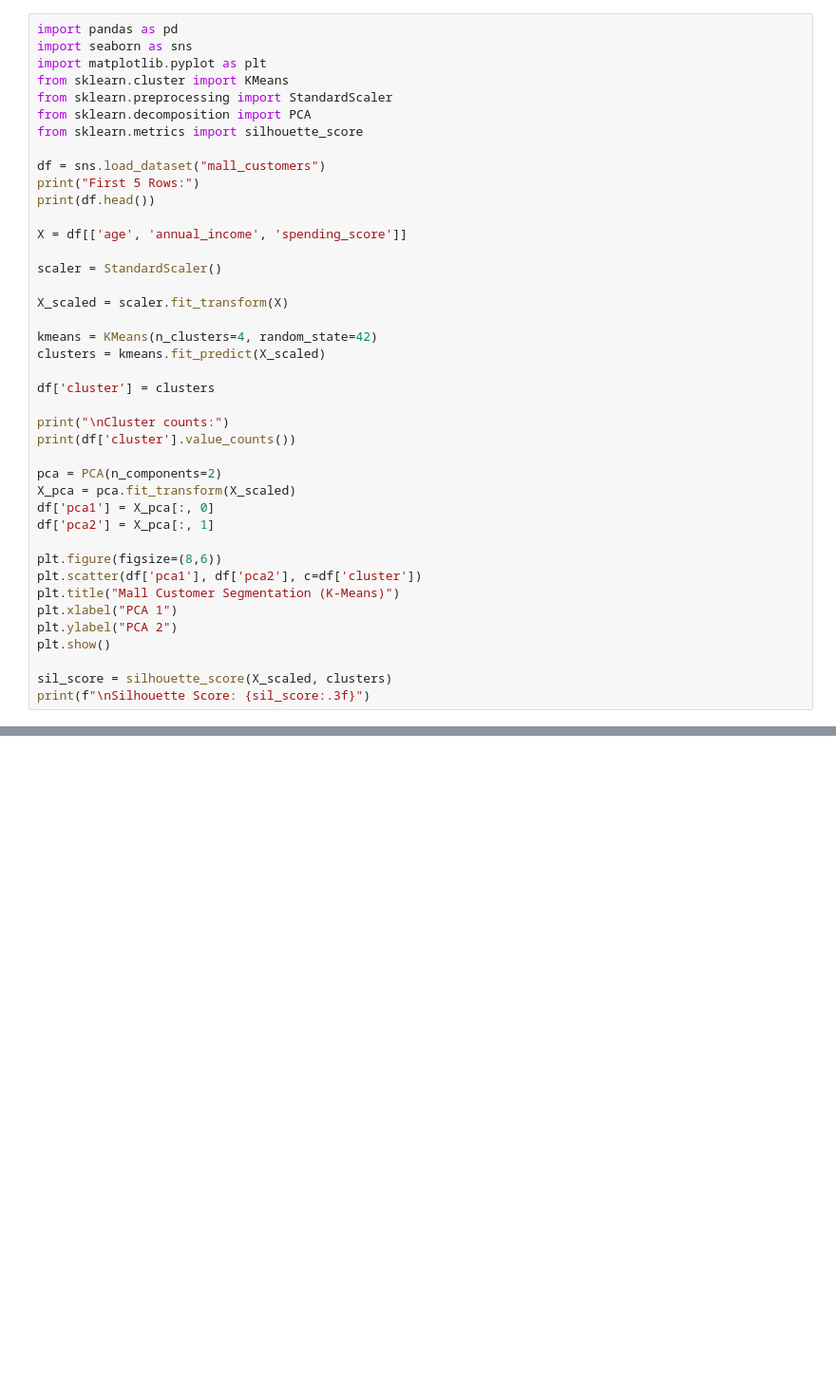
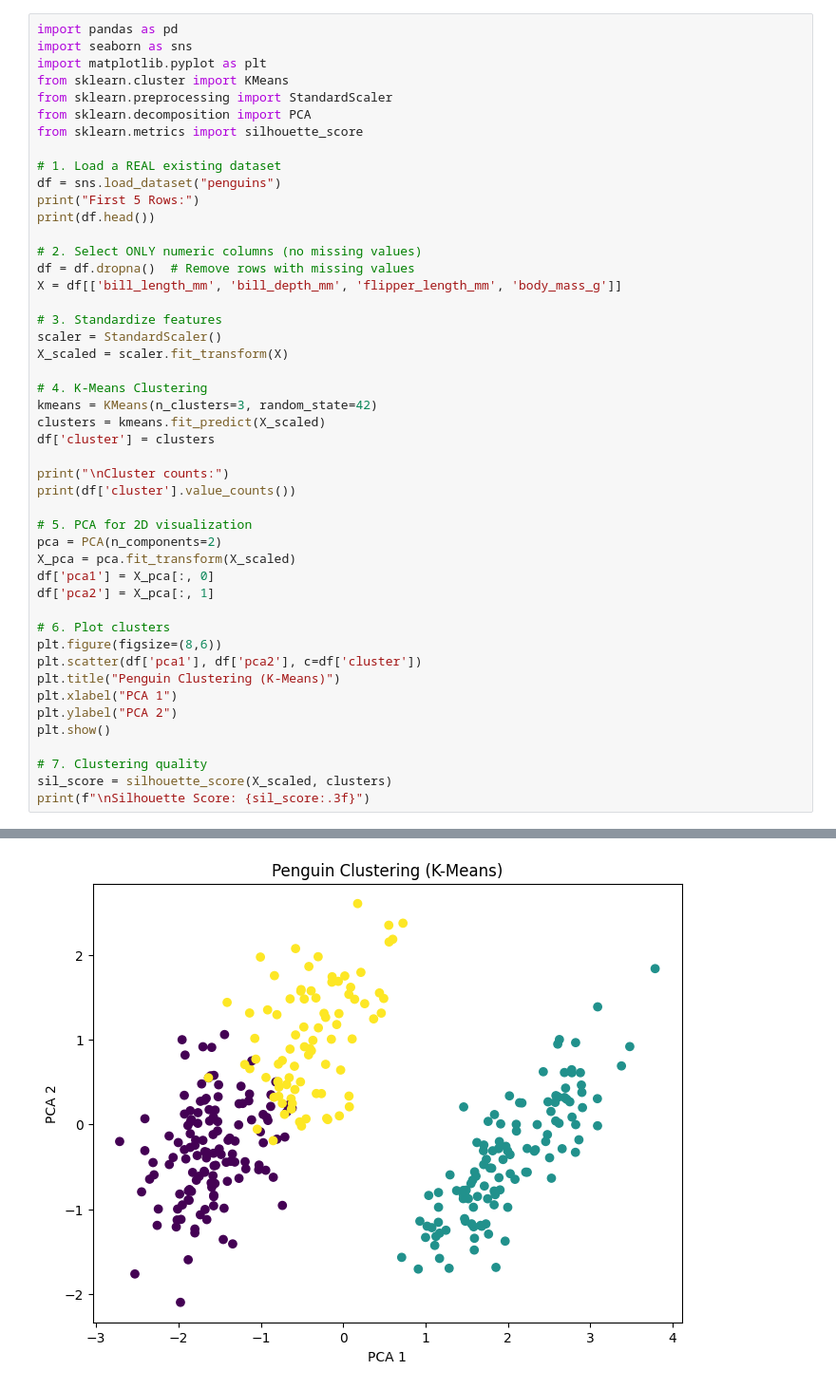
Before and after one commit to IndushaS/AI_Models, a Jupyter notebook: Penguin_Clustering.ipynb, the cells around one changed output, grey strips where cells are left out. Shown at 95% size. Cells and saved outputs as stored; diff of their text form; blank space fills up the shorter version.

Commit message:
clustering

```diff
--- a/Penguin_Clustering.ipynb
+++ b/Penguin_Clustering.ipynb
@@ -7,36 +7,42 @@ from sklearn.preprocessing import StandardScaler
 from sklearn.decomposition import PCA
 from sklearn.metrics import silhouette_score
 
-df = sns.load_dataset("mall_customers")
+# 1. Load a REAL existing dataset
+df = sns.load_dataset("penguins")
 print("First 5 Rows:")
 print(df.head())
 
-X = df[['age', 'annual_income', 'spending_score']]
+# 2. Select ONLY numeric columns (no missing values)
+df = df.dropna()  # Remove rows with missing values
+X = df[['bill_length_mm', 'bill_depth_mm', 'flipper_length_mm', 'body_mass_g']]
 
+# 3. Standardize features
 scaler = StandardScaler()
-
 X_scaled = scaler.fit_transform(X)
 
-kmeans = KMeans(n_clusters=4, random_state=42)
+# 4. K-Means Clustering
+kmeans = KMeans(n_clusters=3, random_state=42)
 clusters = kmeans.fit_predict(X_scaled)
-
 df['cluster'] = clusters
 
 print("\nCluster counts:")
 print(df['cluster'].value_counts())
 
+# 5. PCA for 2D visualization
 pca = PCA(n_components=2)
 X_pca = pca.fit_transform(X_scaled)
 df['pca1'] = X_pca[:, 0]
 df['pca2'] = X_pca[:, 1]
 
+# 6. Plot clusters
 plt.figure(figsize=(8,6))
 plt.scatter(df['pca1'], df['pca2'], c=df['cluster'])
-plt.title("Mall Customer Segmentation (K-Means)")
+plt.title("Penguin Clustering (K-Means)")
 plt.xlabel("PCA 1")
 plt.ylabel("PCA 2")
 plt.show()
 
+# 7. Clustering quality
 sil_score = silhouette_score(X_scaled, clusters)
 print(f"\nSilhouette Score: {sil_score:.3f}")
 # %% [output]
@@ -43,0 +66 @@ ValueError: 'mall_customers' is not one of the example datasets.
+[figure, added]
```
Also changed, not shown: parts of 1 cell of this notebook.
